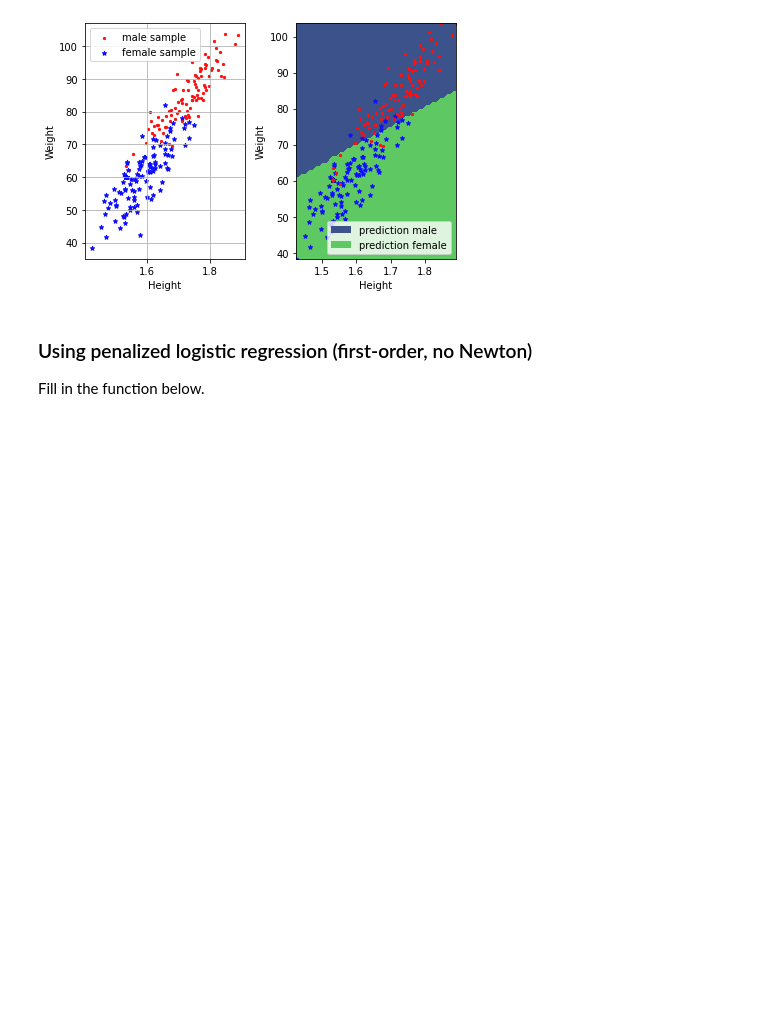
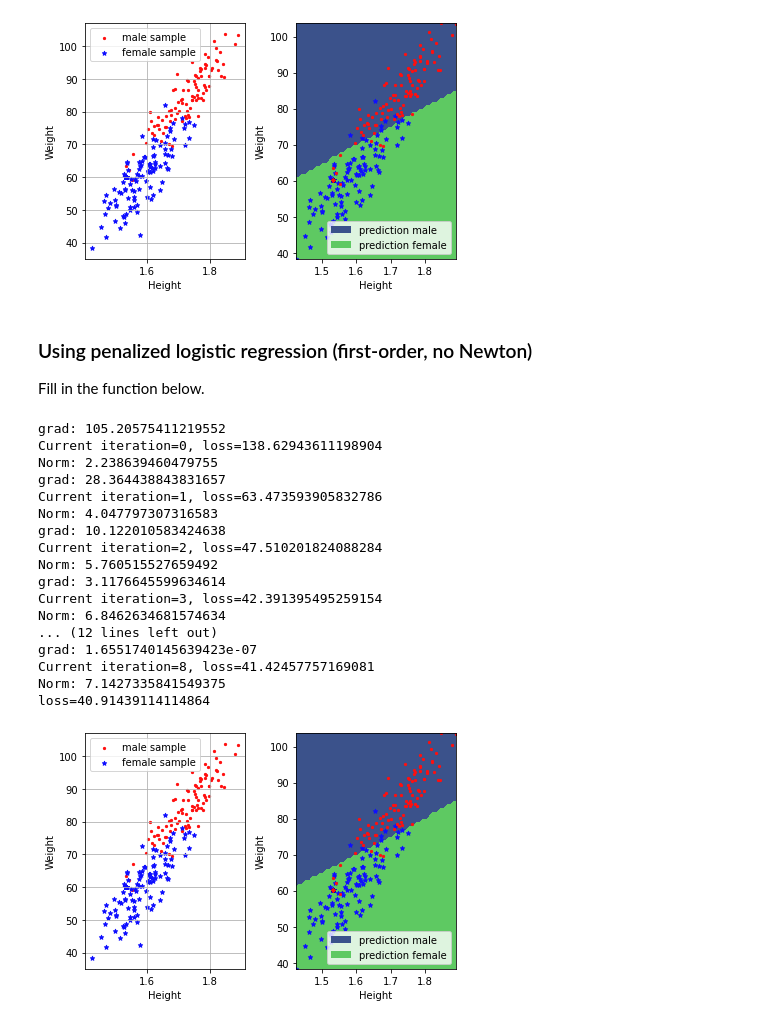
Before and after one commit to AdrianoVM/ML_course, a Jupyter notebook: labs/ex05/template/ex05.ipynb, the cells around one changed output. Saved outputs shown, nothing was run; the diff lists cells and outputs as text; code cells hidden in the pictures; blank space fills up the shorter version.

```diff
--- a/labs/ex05/template/ex05.ipynb
+++ b/labs/ex05/template/ex05.ipynb
@@ -223,12 +212,10 @@ Fill in the function below.
 # %%
 def penalized_logistic_regression(y, tx, w, lambda_):
     """return the loss, gradient"""
-    # ***************************************************
-    # INSERT YOUR CODE HERE
-    # return loss, gradient, and Hessian: TODO
-    # ***************************************************
-    # TODO: add regularization
-    return calculate_loss(y, tx, w), calculate_gradient(y, tx, w), calculate_hessian(y, tx, w)
+    loss = calculate_loss(y, tx, w) + lambda_ * np.squeeze(w.T.dot(w))
+    gradient = calculate_gradient(y, tx, w) + 2 * lambda_ * w
+    hes = calculate_hessian(y,tx,w) + 2 * lambda_
+    return loss, gradient, hes
 # %%
 def learning_by_penalized_gradient(y, tx, w, gamma, lambda_):
     """
@@ -249,29 +228,49 @@ def learning_by_penalized_gradient(y, tx, w, gamma, lambda_):
 # %%
 def logistic_regression_penalized_gradient_descent_demo(y, x):
     # init parameters
     max_iter = 10000
-    gamma = 0.01
-    lambda_ = 0.1
+    gamma = 1
+    lambda_ = 0.01
     threshold = 1e-8
     losses = []
 
     # build tx
     tx = np.c_[np.ones((y.shape[0], 1)), x]
     w = np.zeros((tx.shape[1], 1))
 
     # start the logistic regression
     for iter in range(max_iter):
         # get loss and update w.
         loss, w = learning_by_penalized_gradient(y, tx, w, gamma, lambda_)
         # log info
-        if iter % 100 == 0:
+        if iter % 1 == 0:
             print("Current iteration={i}, loss={l}".format(i=iter, l=loss))
+            print(f"Norm: {np.linalg.norm(w)}")
         # converge criterion
         losses.append(loss)
         if len(losses) > 1 and np.abs(losses[-1] - losses[-2]) < threshold:
             break
     # visualization
     visualization(y, x, mean_x, std_x, w, "classification_by_logistic_regression_penalized_gradient_descent",True)
     print("loss={l}".format(l=calculate_loss(y, tx, w)))
 
 logistic_regression_penalized_gradient_descent_demo(y, x)
+# %% [output]
+grad: 105.20575411219552
+Current iteration=0, loss=138.62943611198904
+Norm: 2.238639460479755
+grad: 28.364438843831657
+Current iteration=1, loss=63.473593905832786
+Norm: 4.047797307316583
+grad: 10.122010583424638
+Current iteration=2, loss=47.510201824088284
+Norm: 5.760515527659492
+grad: 3.1176645599634614
+Current iteration=3, loss=42.391395495259154
+Norm: 6.8462634681574634
+... (12 lines left out)
+grad: 1.6551740145639423e-07
+Current iteration=8, loss=41.42457757169081
+Norm: 7.1427335841549375
+loss=40.91439114114864
+[figure, added]
```
Also changed, not shown: parts of 4 cells of this notebook.
